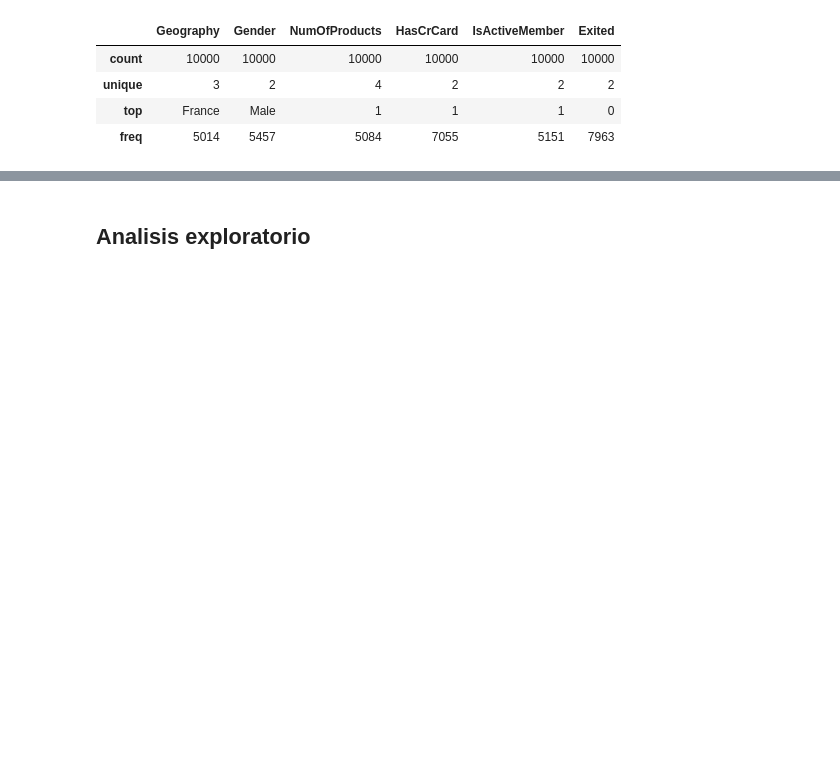
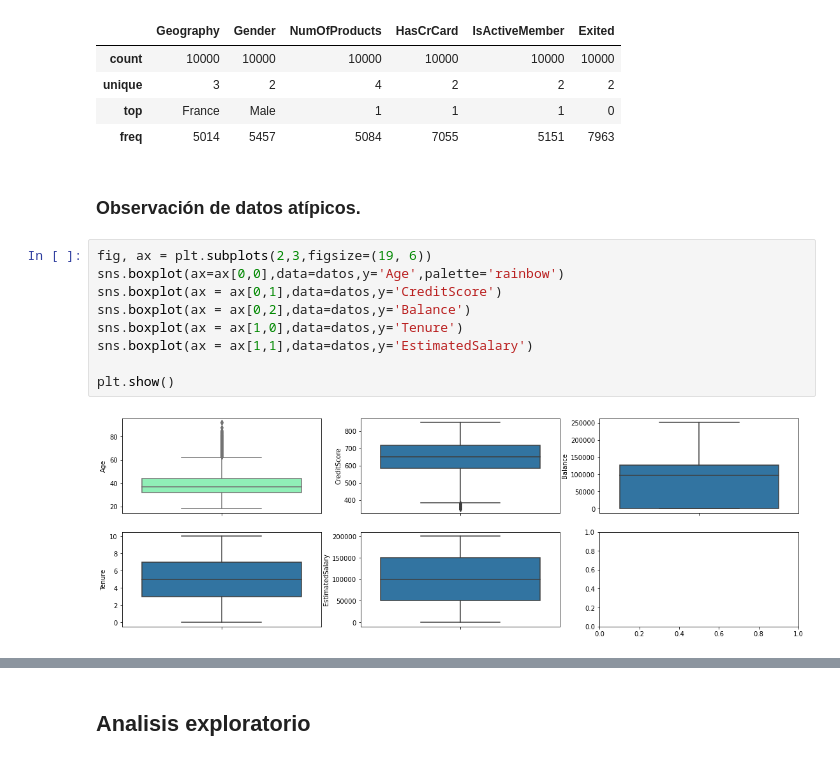
Before and after one commit to bserna13/Analisis-de-datos, a Jupyter notebook: Banco_permanencia.ipynb, the cells around one changed output, grey strips where cells are left out. Saved outputs shown, nothing was run; the diff lists cells and outputs as text; blank space fills up the shorter version.

```diff
--- a/Banco_permanencia.ipynb
+++ b/Banco_permanencia.ipynb
@@ -95,3 +99,16 @@ datos.describe(include="object")
 | unique | 3 | 2 | 4 | 2 | 2 | 2 |
 | top | France | Male | 1 | 1 | 1 | 0 |
 | freq | 5014 | 5457 | 5084 | 7055 | 5151 | 7963 |
+# %% [markdown]
+### Observación de datos atípicos.
+# %%
+fig, ax = plt.subplots(2,3,figsize=(19, 6))
+sns.boxplot(ax=ax[0,0],data=datos,y='Age',palette='rainbow')
+sns.boxplot(ax = ax[0,1],data=datos,y='CreditScore')
+sns.boxplot(ax = ax[0,2],data=datos,y='Balance')
+sns.boxplot(ax = ax[1,0],data=datos,y='Tenure')
+sns.boxplot(ax = ax[1,1],data=datos,y='EstimatedSalary')
+
+plt.show()
+# %% [output]
+[figure, added]
```
Also changed, not shown: parts of 20 cells of this notebook.
